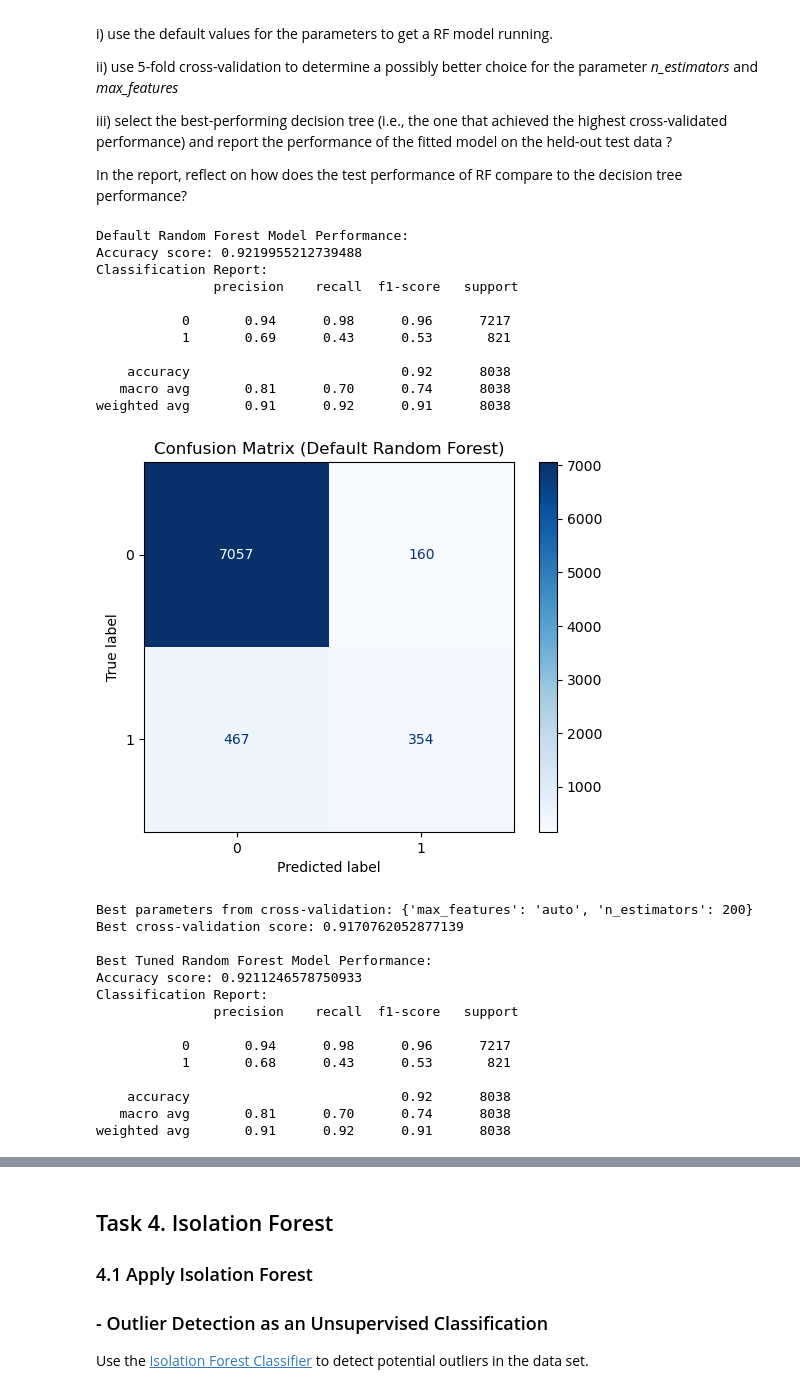
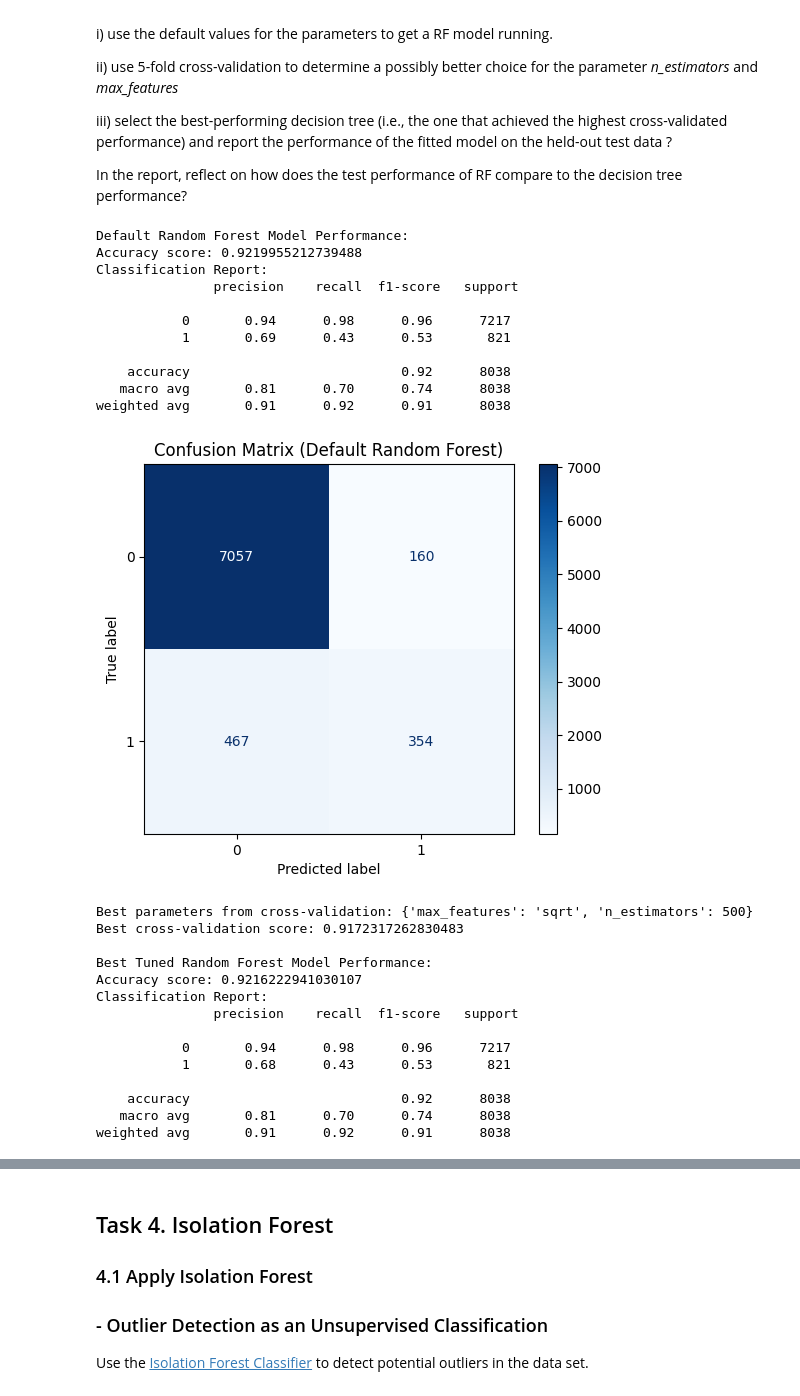
Before and after one commit to dmHarmsen/APML-Assignement-1, a Jupyter notebook: Assignment 1.ipynb, the cells around one changed output, grey strips where cells are left out. Cells and saved outputs as stored; diff of their text form; code cells hidden in the pictures.

Commit message:
Task 1,2,3,4, bonus and prediction challenge
This version contains all tasks, except task 5.
Various improvements and fixes have been made to the tasks. The prediction challenge has also been added

```diff
--- a/Assignment 1.ipynb
+++ b/Assignment 1.ipynb
@@ -753,101 +698,73 @@ iii) select the best-performing decision tree (i.e., the one that achieved the h
 In the report, reflect on how does the test performance of RF compare to the decision tree performance?
 # %%
 from sklearn.ensemble import RandomForestClassifier
+from sklearn.model_selection import GridSearchCV
+from sklearn.metrics import ConfusionMatrixDisplay
 
-# TODO: create 5-fold cross-validation
+# default Random Forest
+rf_model_default = RandomForestClassifier(random_state=42)
+rf_model_default.fit(X_train, y_train.values.ravel())
 
-# TODO: set the search space of the parameters
+y_pred_default = rf_model_default.predict(X_heldout)
+print("Default Random Forest Model Performance:")
+print("Accuracy score:", accuracy_score(y_heldout.values.ravel(), y_pred_default))
+print("Classification Report:\n", classification_report(y_heldout.values.ravel(), y_pred_default))
 
-# TODO: learn an optimal random forest model
-
-# TODO: compute the performance of the model on your held-out test data
-import pandas as pd
-import numpy as np
-from sklearn.ensemble import RandomForestClassifier
-from sklearn.model_selection import train_test_split, GridSearchCV
-from sklearn.metrics import accuracy_score, confusion_matrix, classification_report, ConfusionMatrixDisplay
-import matplotlib.pyplot as plt
-
-# Step 2: Load your dataset
-
-
-
-# Step 3: Define X and y
-# Replace 'class' with the actual target column name
-X = data.drop(columns=['class'])  # Replace with the correct target column
-y = data['class']  # Replace with the correct target column
-
-# Step 4: Split the data into training and testing sets
-X_train, X_test, y_train, y_test = train_test_split(X, y, test_size=0.2, random_state=42)
-
-
-rf_model_default = RandomForestClassifier(random_state=42)
-rf_model_default.fit(X_train, y_train)
-
-y_pred_default = rf_model_default.predict(X_test)
-print("Default Random Forest Model Performance:")
-print("Accuracy score:", accuracy_score(y_test, y_pred_default))
-print("Classification Report:\n", classification_report(y_test, y_pred_default))
-
-
-conf_matrix_default = confusion_matrix(y_test, y_pred_default)
+conf_matrix_default = confusion_matrix(y_heldout.values.ravel(), y_pred_default)
 disp_default = ConfusionMatrixDisplay(confusion_matrix=conf_matrix_default, display_labels=rf_model_default.classes_)
 disp_default.plot(cmap=plt.cm.Blues)
 plt.title("Confusion Matrix (Default Random Forest)")
 plt.show()
 
-
+# grid Search for Hyperparameter Tuning
 param_grid = {
-    'n_estimators': [50, 100, 150, 200],
-    'max_features': ['auto', 'sqrt', 'log2']
+    'n_estimators': [50, 100, 20, 500],
+    'max_features': ['sqrt', 'log2']
 }
 
 grid_search = GridSearchCV(
     estimator=RandomForestClassifier(random_state=42),
     param_grid=param_grid,
     cv=5,
-    scoring='accuracy'
+    scoring='accuracy'  # Use 'f1' for better evaluation of imbalanced datasets
 )
 
-grid_search.fit(X_train, y_train)
-
+grid_search.fit(X_train, y_train.values.ravel())
 
 print("\nBest parameters from cross-validation:", grid_search.best_params_)
 print("Best cross-validation score:", grid_search.best_score_)
 
+best_rf_model = grid_search.best_estimator_
+best_rf_model.fit(X_train, y_train.values.ravel())
 
-best_rf_model = grid_search.best_estimator_
-best_rf_model.fit(X_train, y_train)
+y_pred_best = best_rf_model.predict(X_heldout)
+print("\nBest Tuned Random Forest Model Performance:")
+print("Accuracy score:", accuracy_score(y_heldout.values.ravel(), y_pred_best))
+print("Classification Report:\n", classification_report(y_heldout.values.ravel(), y_pred_best))
 
-y_pred_best = best_rf_model.predict(X_test)
-print("\nBest Tuned Random Forest Model Performance:")
-print("Accuracy score:", accuracy_score(y_test, y_pred_best))
-print("Classification Report:\n", classification_report(y_test, y_pred_best))
-
-
-conf_matrix_best = confusion_matrix(y_test, y_pred_best)
+conf_matrix_best = confusion_matrix(y_heldout.values.ravel(), y_pred_best)
 disp_best = ConfusionMatrixDisplay(confusion_matrix=conf_matrix_best, display_labels=best_rf_model.classes_)
 disp_best.plot(cmap=plt.cm.Blues)
 plt.title("Confusion Matrix (Best Tuned Random Forest)")
 plt.show()
 # %% [output]
 Default Random Forest Model Performance:
 Accuracy score: 0.9219955212739488
 Classification Report:
                precision    recall  f1-score   support
 
            0       0.94      0.98      0.96      7217
            1       0.69      0.43      0.53       821
 
     accuracy                           0.92      8038
    macro avg       0.81      0.70      0.74      8038
 weighted avg       0.91      0.92      0.91      8038
-[figure, old version]
+[figure, new version]
-Best parameters from cross-validation: {'max_features': 'auto', 'n_estimators': 200}
-Best cross-validation score: 0.9170762052877139
+Best parameters from cross-validation: {'max_features': 'sqrt', 'n_estimators': 500}
+Best cross-validation score: 0.9172317262830483
 
 Best Tuned Random Forest Model Performance:
-Accuracy score: 0.9211246578750933
+Accuracy score: 0.9216222941030107
 Classification Report:
                precision    recall  f1-score   support
 
```
Also changed, not shown: parts of 22 cells of this notebook.
